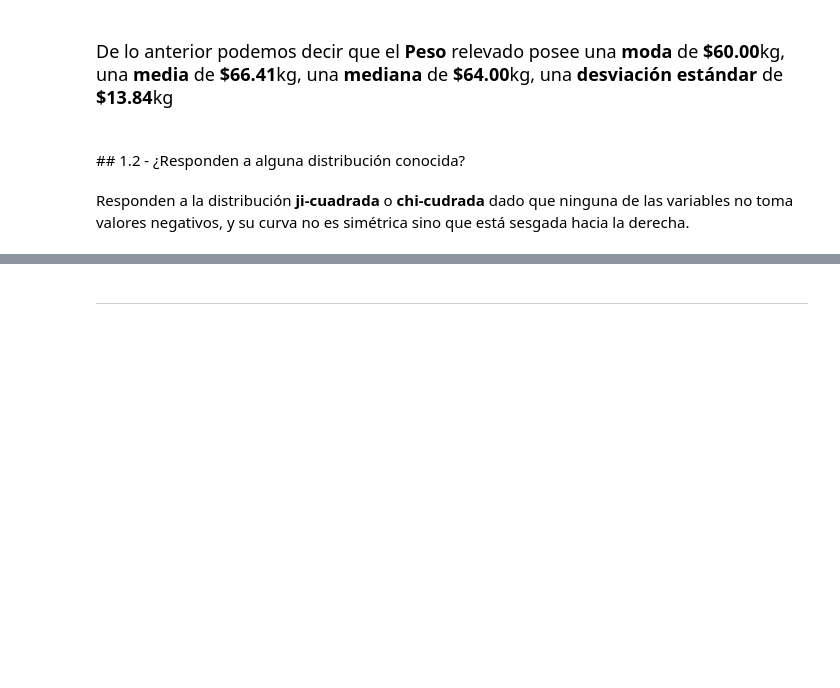
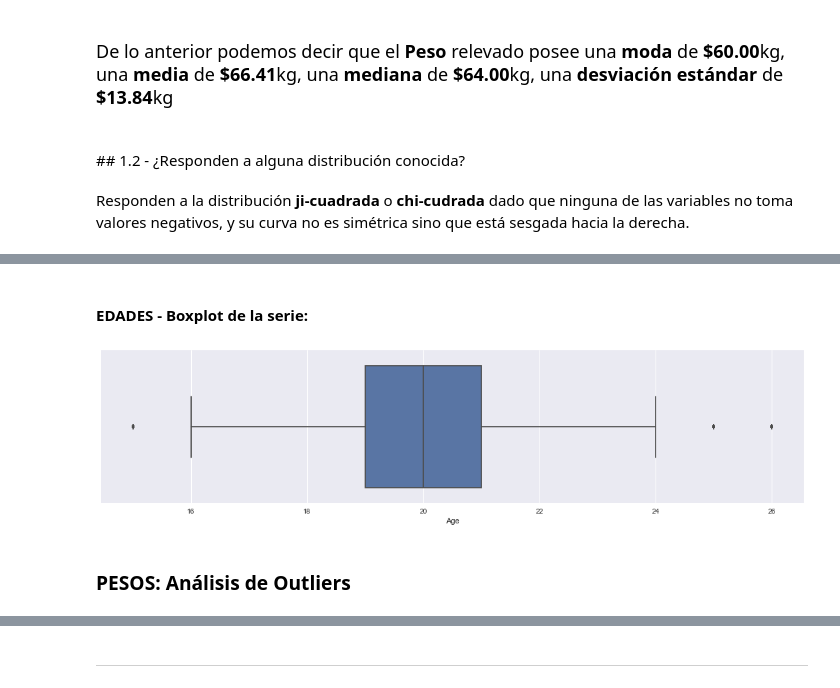
Before and after one commit to david-gonzalez/diplodatos, a Jupyter notebook: analisis_y_visualizacion/Laboratorios/Laboratorio 1/Resultados del Laboratorio 1.ipynb, the cells around one changed output, grey strips where cells are left out. Cells and saved outputs as stored; diff of their text form; code cells hidden in the pictures; blank space fills up the shorter version.

```diff
--- a/analisis_y_visualizacion/Laboratorios/Laboratorio 1/Resultados del Laboratorio 1.ipynb
+++ b/analisis_y_visualizacion/Laboratorios/Laboratorio 1/Resultados del Laboratorio 1.ipynb
@@ -153,0 +209,8 @@ Responden a la distribución <b>ji-cuadrada</b> o <b>chi-cudrada</b> dado que ni
+# %%
+display(HTML('<H4>EDADES - Boxplot de la serie:</h4>'))
+sns.boxplot(ages_in_range);
+# %% [output]
+EDADES - Boxplot de la serie:
+[figure, added]
+# %% [markdown]
+### PESOS: Análisis de Outliers
```
Also changed, not shown: parts of 31 cells of this notebook.
